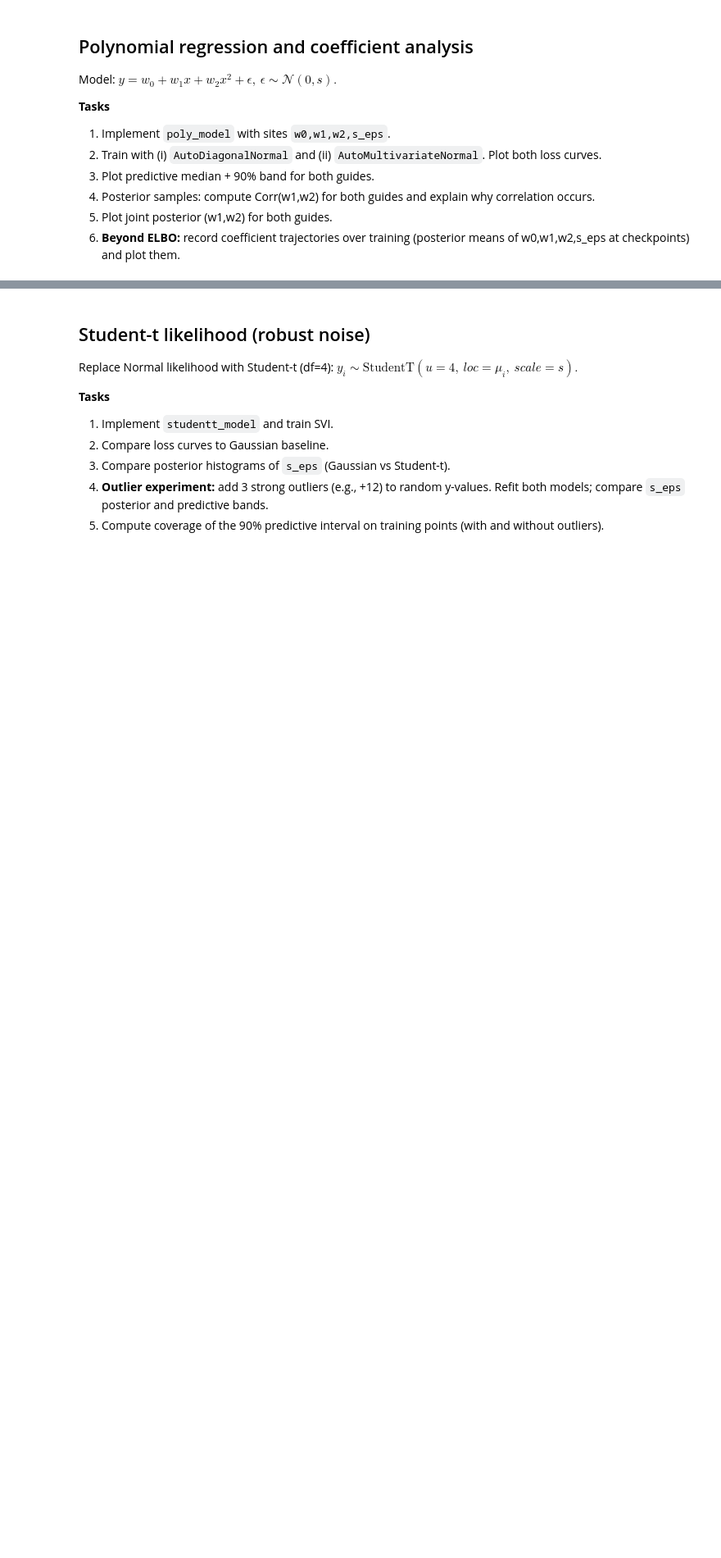
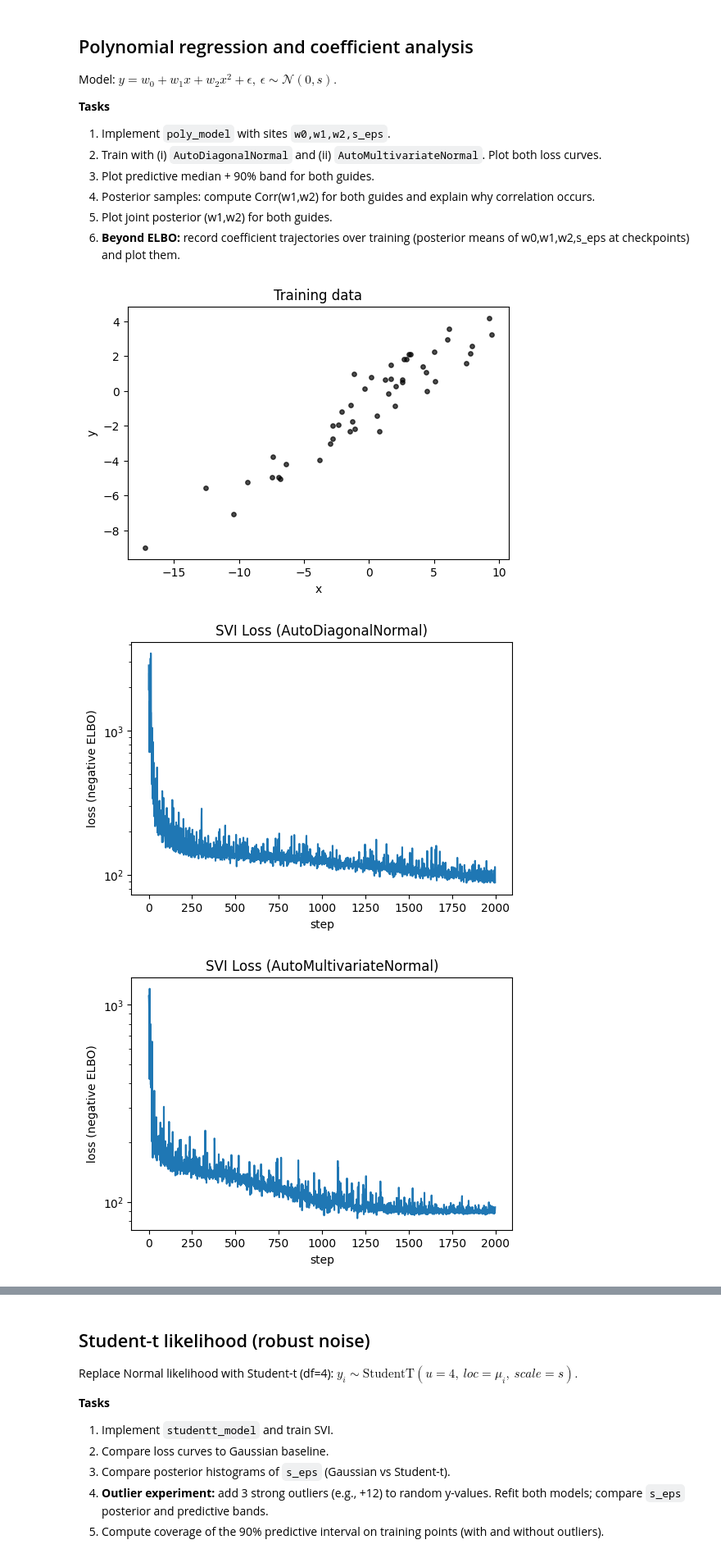
Before and after one commit to kmock930/Course-Uncertainty-Machine-Learning-2026, a Jupyter notebook: Assignment 2/SVI_assignment_questions (2).ipynb, the cells around one changed output, grey strips where cells are left out. Shown at 82% size. Saved outputs shown, nothing was run; the diff lists cells and outputs as text; code cells hidden in the pictures; blank space fills up the shorter version.

```diff
--- a/Assignment 2/SVI_assignment_questions (2).ipynb
+++ b/Assignment 2/SVI_assignment_questions (2).ipynb
@@ -281,5 +286,47 @@ $ y = w_0 + w_1 x + w_2 x^2 + \epsilon,\ \epsilon\sim\mathcal N(0,s).$
 4. Posterior samples: compute Corr(w1,w2) for both guides and explain why correlation occurs.
 5. Plot joint posterior (w1,w2) for both guides.
 6. **Beyond ELBO:** record coefficient trajectories over training (posterior means of w0,w1,w2,s_eps at checkpoints) and plot them.
+# %%
+# Define the Poly Model
+def poly_model(x, y=None):
+    ''' Define the Poly Model: y = w0 + w1*x + w2*x^2 + s'''
+    # Explicitly 3 weight terms: w0, w1, w2
+    w0 = numpyro.sample("w0", dist.Normal(0.0, 10.0))
+    w1 = numpyro.sample("w1", dist.Normal(0.0, 10.0))
+    w2 = numpyro.sample("w2", dist.Normal(0.0, 10.0))
+    # The noise term
+    s = numpyro.sample("s_eps", dist.HalfCauchy(10.0))
+    # The mean
+    mu = numpyro.deterministic("mu", w0 + w1 * x + w2 * (x ** 2))
+    with numpyro.plate("data", x.shape[0]):
+        numpyro.sample("y", dist.Normal(mu, s), obs=y)
+    return mu
 # %%
-# TODO: implement and run here
+# Guides
+guide_auto = AutoDiagonalNormal(poly_model)
+guide_mv = AutoMultivariateNormal(poly_model)
+
+# We need 4 different keys for training 2 different guides and predictions (posterior/predictive mean)
+key, key1, key2, key3 = random.split(key, 4)
+
+# Train with AutoDiagonalNormal guide
+svi_auto, state_auto, losses_auto = run_svi(poly_model, guide_auto, key1, x_tr, y_tr)
+# Train with AutoMultivariateNormal guide
+svi_mv, state_mv, loss_mv = run_svi(poly_model, guide_mv, key2, x_tr, y_tr)
+
+# Predictions
+pred_auto = sample_posterior(poly_model, svi_auto, state_auto, key, x_tr, num_samples=1000, sites=["mu", "w0", "w1", "w2", "s_eps"])
+pred_mv   = sample_posterior(poly_model, svi_mv, state_mv, random.PRNGKey(99), x_tr, num_samples=1000, sites=["mu", "w0", "w1", "w2", "s_eps"])
+mu_samples_auto = pred_auto['mu']
+mu_samples_mv   = pred_mv['mu']
+quatile1_auto, quatile2_auto, quatile3_auto = predictive_band_from_mu(mu_samples_auto)
+quatile1_mv, quatile2_mv, quatile3_mv = predictive_band_from_mu(mu_samples_mv)
+
+# Visualize Data and Fitting Losses (Training Set)
+plot_data(x_tr, y_tr, title='Training data')
+plot_loss(losses_auto, title='SVI Loss (AutoDiagonalNormal)')
+plot_loss(loss_mv, title='SVI Loss (AutoMultivariateNormal)')
+# %% [output]
+[figure, added]
+[figure, added]
+[figure, added]
```
Also changed, not shown: parts of 13 cells of this notebook.
